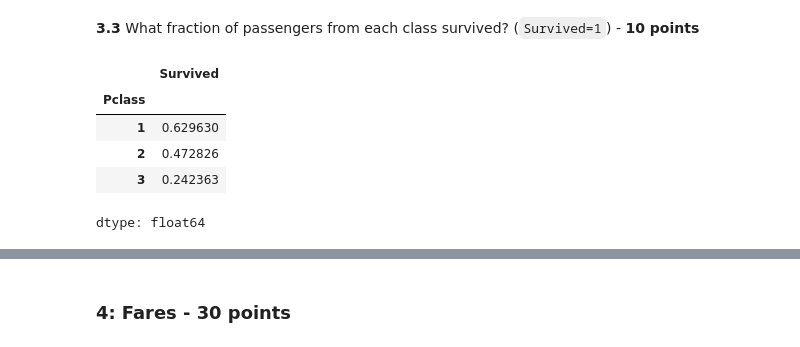
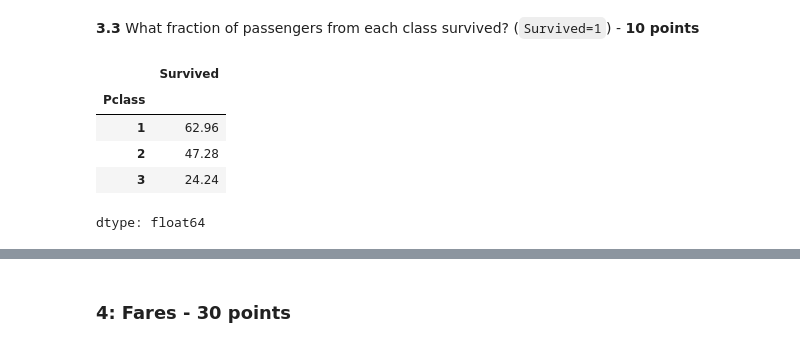
Before and after one commit to surf-guy/DSE200, a Jupyter notebook: HW/HW_2.ipynb, the cells around one changed output, grey strips where cells are left out. Drawn from its saved outputs; the diff is of its cells as text; code cells hidden in the pictures.

```diff
--- a/HW/HW_2.ipynb
+++ b/HW/HW_2.ipynb
@@ -222,11 +238,11 @@ len(passengers[(passengers['Pclass'] == 1) & (passengers['Sex'] == 'female') & (
 # %% [markdown]
 **3.3** What fraction of passengers from each class survived? (`Survived=1`) - **10 points**
 # %%
-passengers.groupby('Pclass')['Survived'].mean()
+passengers.groupby('Pclass')['Survived'].mean().mul(100).round(2)
 # %% [output]
 |  | Survived |
 | Pclass |  |
-| 1 | 0.629630 |
-| 2 | 0.472826 |
-| 3 | 0.242363 |
+| 1 | 62.96 |
+| 2 | 47.28 |
+| 3 | 24.24 |
 dtype: float64
```
Also changed, not shown: parts of 18 cells of this notebook.
